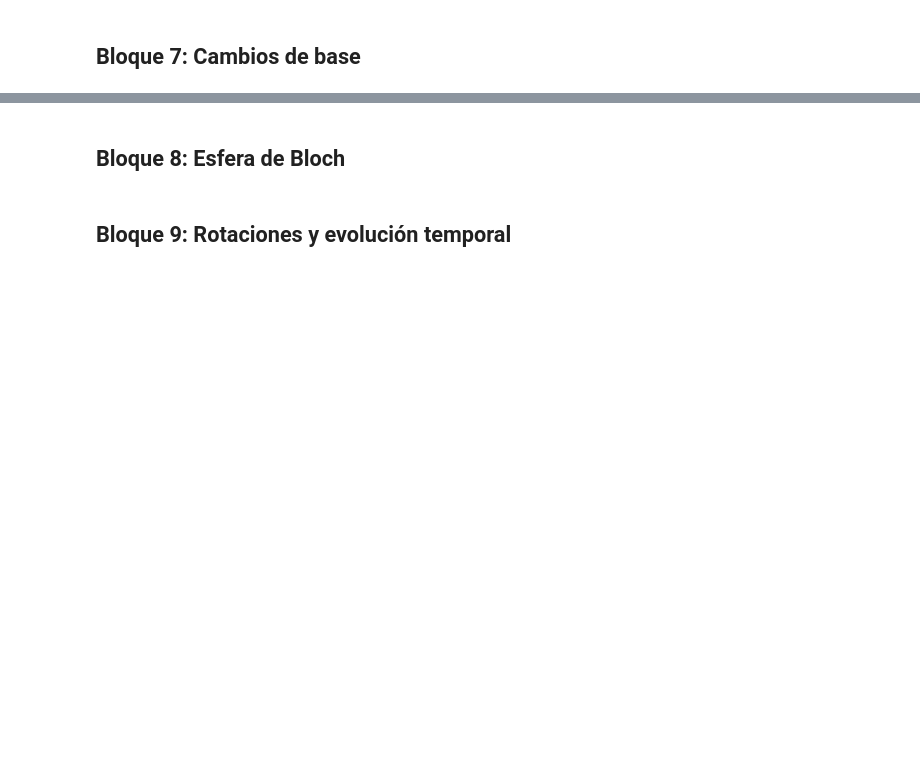
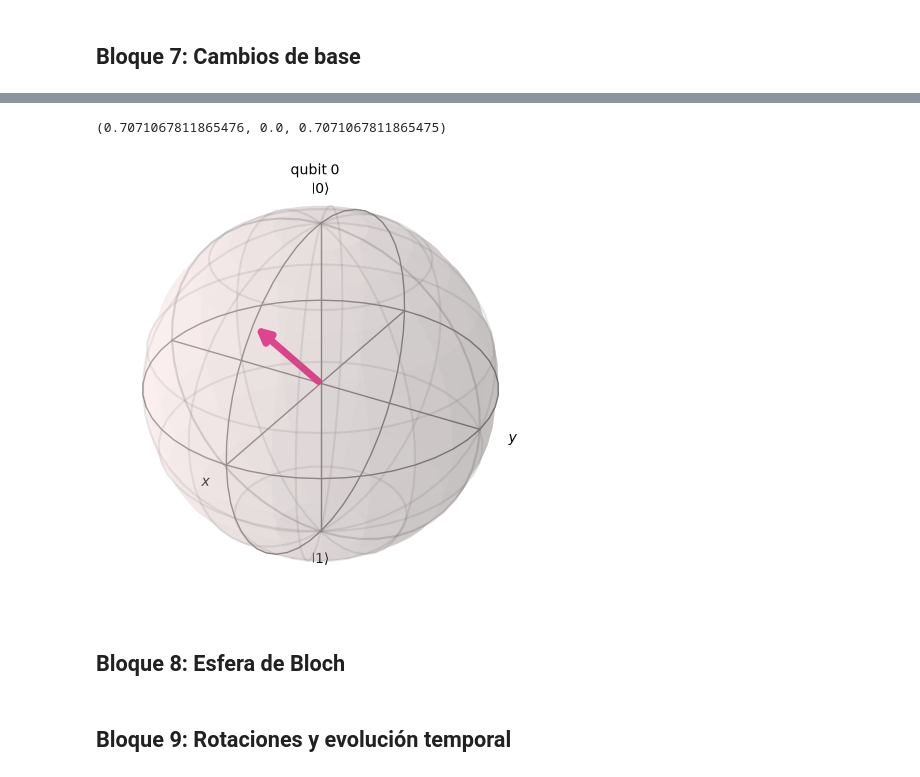
Before and after one commit to zhengzhu14/quantum_circuit_lab, a Jupyter notebook: Pr1/pr1.ipynb, the cells around one changed output, grey strips where cells are left out. Cells and saved outputs as stored; diff of their text form; code cells hidden in the pictures; blank space fills up the shorter version.

```diff
--- a/Pr1/pr1.ipynb
+++ b/Pr1/pr1.ipynb
@@ -1114,3 +1248,18 @@ fig.savefig(f'./figures/b6_e2_histograms.png', dpi = 400, bbox_inches = 'tight')
+# %%
+# Obtener el vector en la esfera de Bloch
+qcbloch = QuantumCircuit(1)
+qcbloch.append(prepstate, [0])
+
+sv = Statevector(qcbloch)
+
+r = (sv.expectation_value(Pauli('X')).real, sv.expectation_value(Pauli('Y')).real, sv.expectation_value(Pauli('Z')).real)
+
+print(r)
+
+plot_bloch_multivector(sv)
+# %% [output]
+(0.7071067811865476, 0.0, 0.7071067811865475)
+[figure, added]
 # %% [markdown]
 ## **Bloque 8: Esfera de Bloch**
 # %% [markdown]
```
Also changed, not shown: parts of 10 cells of this notebook, 17 other files.
